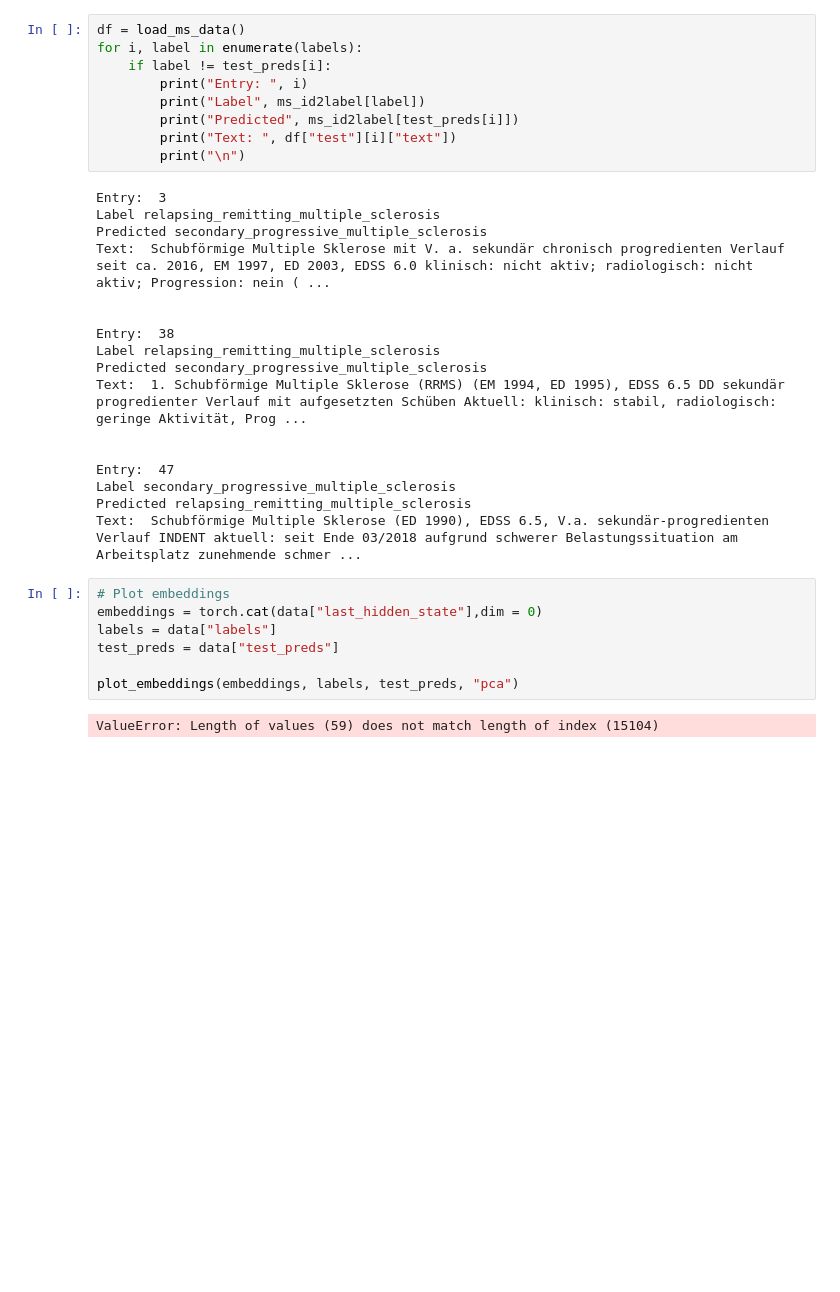
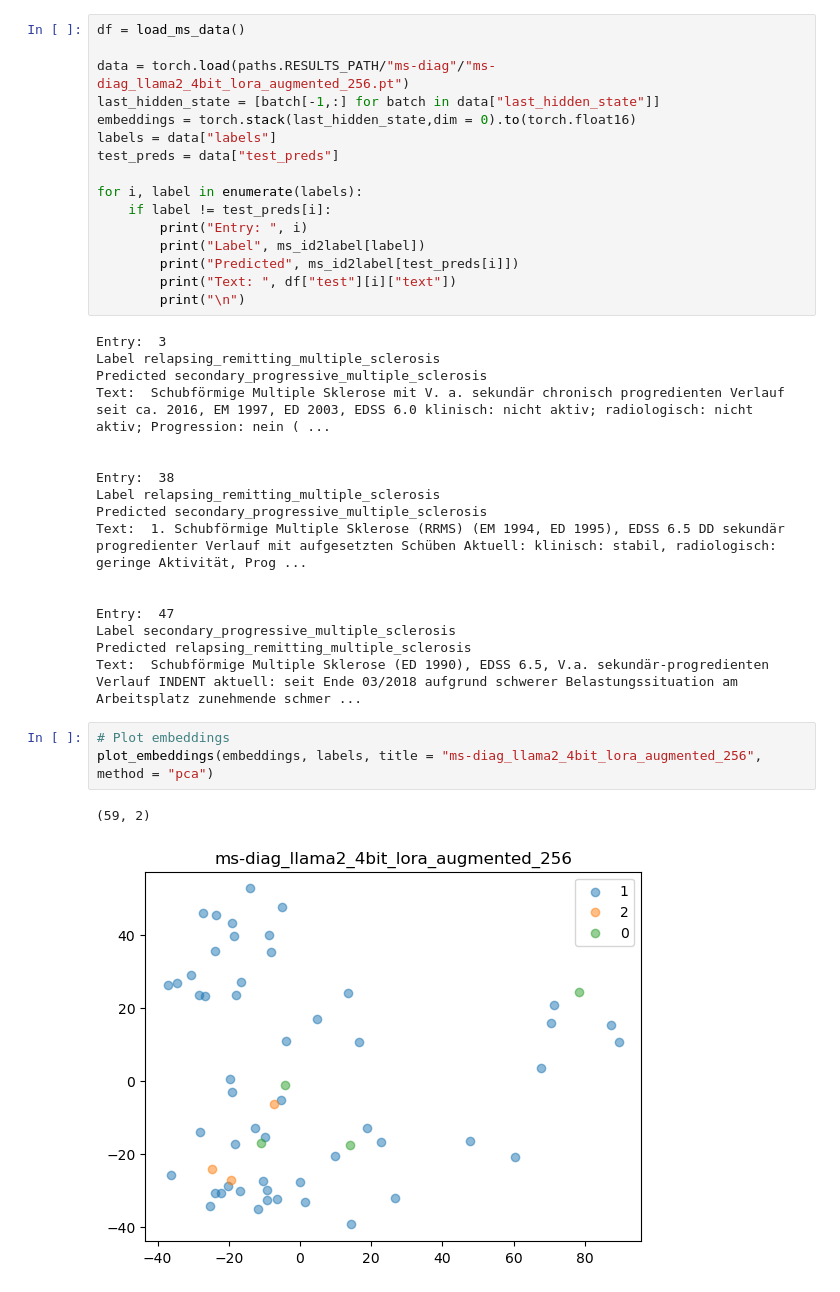
Before and after one commit to maregli/inf-extr, a Jupyter notebook: notebooks/ms-prediction/evaluation.ipynb, the cells around one changed output. Drawn from its saved outputs; the diff is of its cells as text; blank space fills up the shorter version.

```diff
--- a/notebooks/ms-prediction/evaluation.ipynb
+++ b/notebooks/ms-prediction/evaluation.ipynb
@@ -33,5 +30,12 @@ ms-diag_llama2_4bit_lora_augmented_256
 # %%
 df = load_ms_data()
+
+data = torch.load(paths.RESULTS_PATH/"ms-diag"/"ms-diag_llama2_4bit_lora_augmented_256.pt")
+last_hidden_state = [batch[-1,:] for batch in data["last_hidden_state"]]
+embeddings = torch.stack(last_hidden_state,dim = 0).to(torch.float16)
+labels = data["labels"]
+test_preds = data["test_preds"]
+
 for i, label in enumerate(labels):
     if label != test_preds[i]:
         print("Entry: ", i)
@@ -58,10 +62,7 @@ Predicted relapsing_remitting_multiple_sclerosis
 Text:  Schubförmige Multiple Sklerose (ED 1990), EDSS 6.5, V.a. sekundär-progredienten Verlauf INDENT aktuell: seit Ende 03/2018 aufgrund schwerer Belastungssituation am Arbeitsplatz zunehmende schmer ...
 # %%
 # Plot embeddings
-embeddings = torch.cat(data["last_hidden_state"],dim = 0)
-labels = data["labels"]
-test_preds = data["test_preds"]
-
-plot_embeddings(embeddings, labels, test_preds, "pca")
+plot_embeddings(embeddings, labels, title = "ms-diag_llama2_4bit_lora_augmented_256", method = "pca")
 # %% [output]
-ValueError: Length of values (59) does not match length of index (15104)
+(59, 2)
+[figure, added]
```
Also changed, not shown: parts of 22 cells of this notebook, 12 other files.
